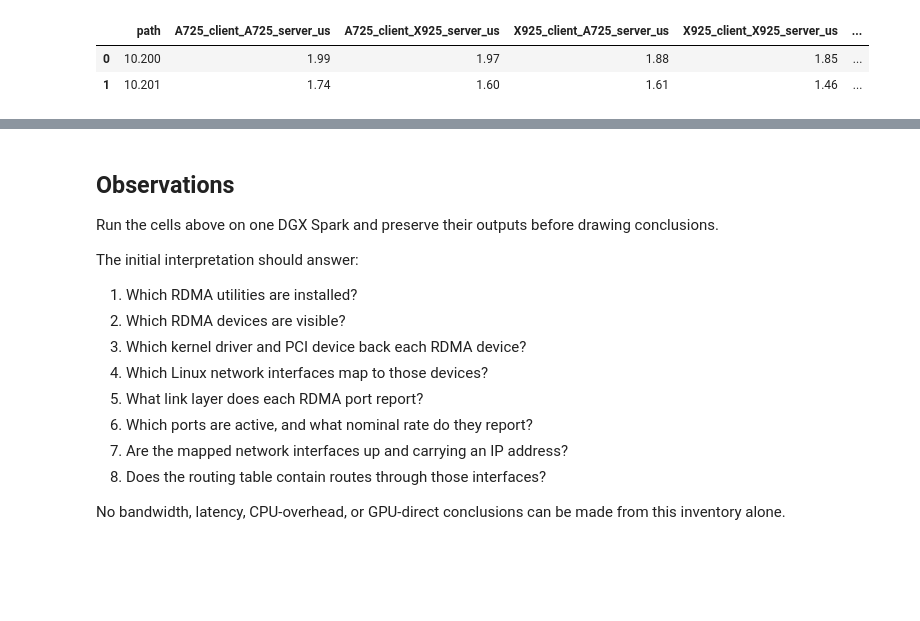
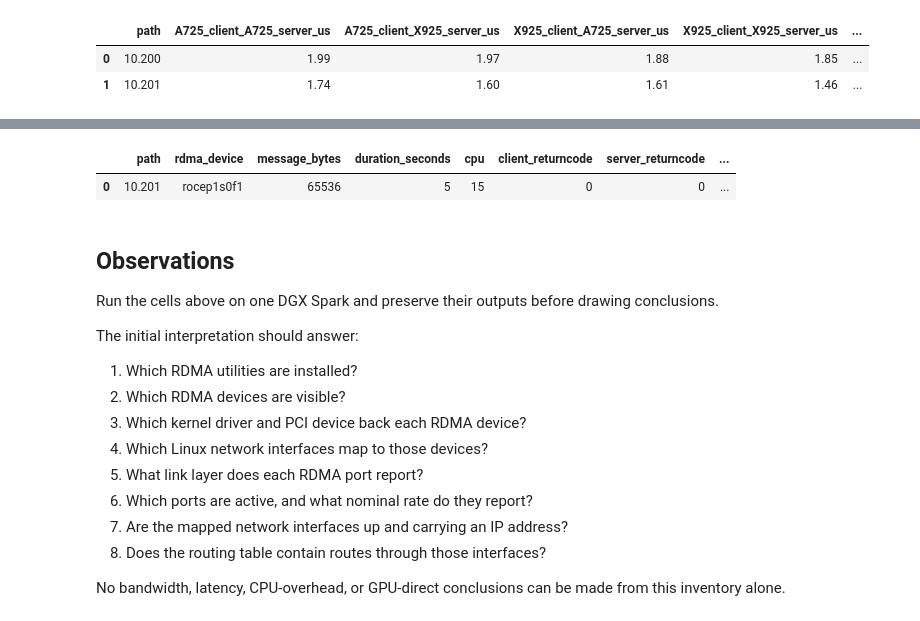
Before and after one commit to coert/dgx-spark-lab, a Jupyter notebook: experiments/00-foundations/09-rdma-fundamentals.ipynb, the cells around one changed output, grey strips where cells are left out. Cells and saved outputs as stored; diff of their text form; code cells hidden in the pictures; blank space fills up the shorter version.

Commit message:
Add RDMA write bandwidth smoke test

```diff
--- a/experiments/00-foundations/09-rdma-fundamentals.ipynb
+++ b/experiments/00-foundations/09-rdma-fundamentals.ipynb
@@ -1883,0 +1942,11 @@ display(asymmetric_effect_comparison_df)
+# %%
+BANDWIDTH_PATH = {
+    "path": "10.201",
+    "peer_address": "10.201.0.2",
+    "rdma_device": "rocep1s0f1",
+}
+
+BANDWIDTH_CPU = 15
+BANDWIDTH_MESSAGE_BYTES = 65_536
+BANDWIDTH_DURATION_SECONDS = 5
+BANDWIDTH_CONTROL_PORT = 19_500
@@ -1884,3 +2080,23 @@ display(asymmetric_effect_comparison_df)
+# %%
+bandwidth_smoke_summary_df = pd.DataFrame(
+    [
+        {
+            "path": BANDWIDTH_PATH["path"],
+            "rdma_device": BANDWIDTH_PATH["rdma_device"],
+            "message_bytes": BANDWIDTH_MESSAGE_BYTES,
+            "duration_seconds": BANDWIDTH_DURATION_SECONDS,
+            "cpu": BANDWIDTH_CPU,
+            "client_returncode": bandwidth_client_result.returncode,
+            "server_returncode": bandwidth_server_process.returncode,
+            "succeeded": bandwidth_smoke_succeeded,
+        }
+    ]
+)
+
+display(bandwidth_smoke_summary_df)
+# %% [output]
+|  | path | rdma_device | message_bytes | duration_seconds | cpu | client_returncode | server_returncode | ... |
+| 0 | 10.201 | rocep1s0f1 | 65536 | 5 | 15 | 0 | 0 | ... |
 # %% [markdown]
 ## Observations
 
```
Also changed, not shown: parts of 3 cells of this notebook.
